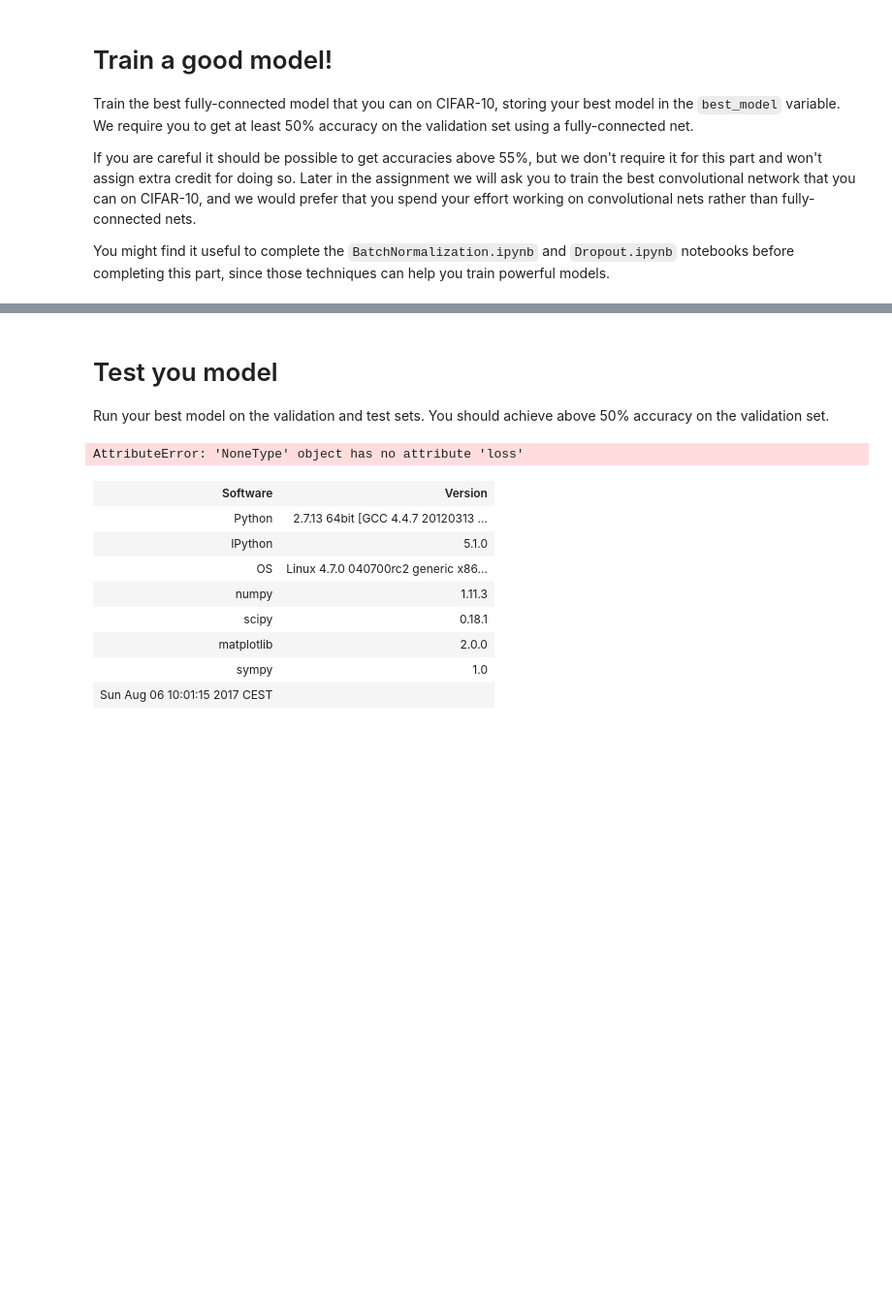
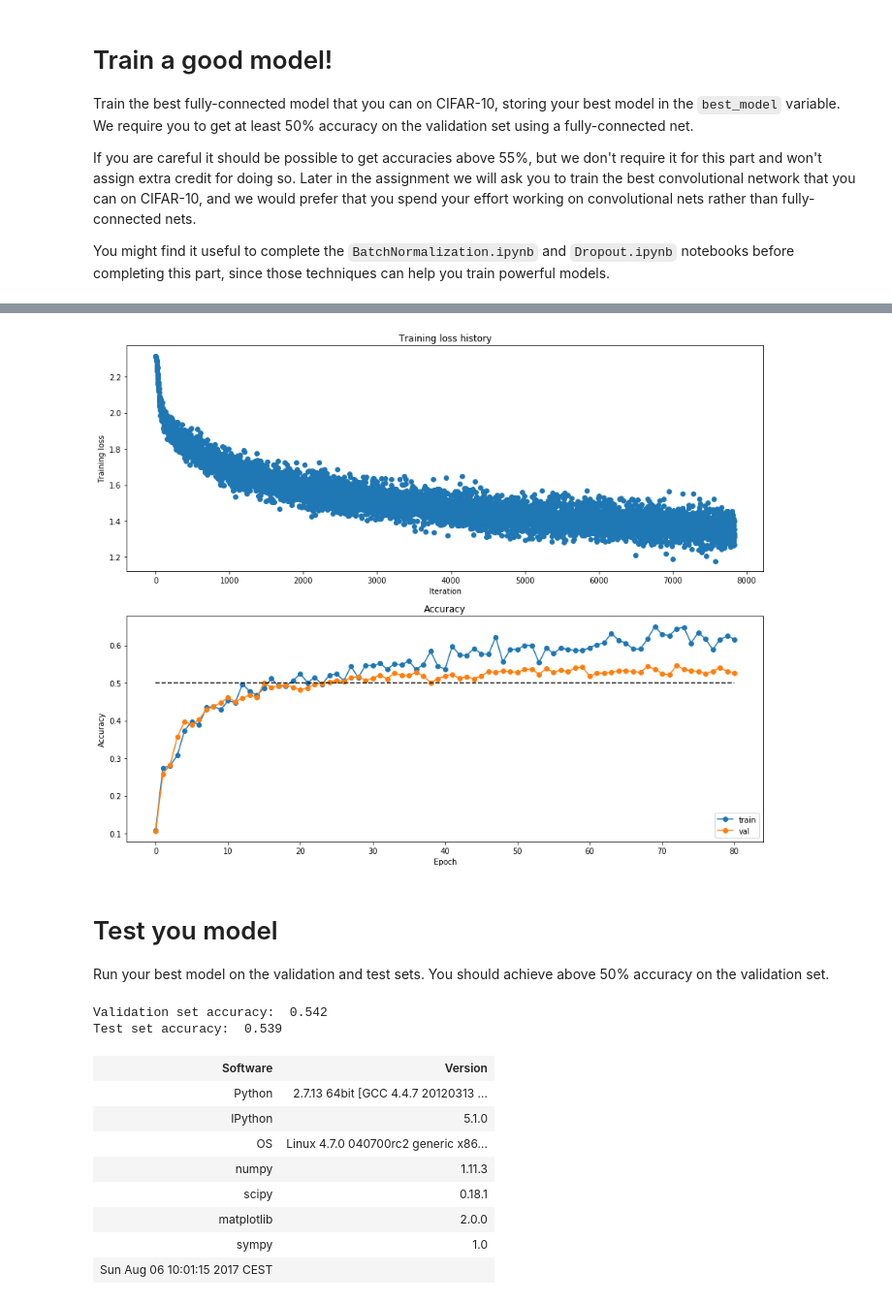
Before and after one commit to maolingao/cs231n, a Jupyter notebook: assignment2/FullyConnectedNets.ipynb, the cells around one changed output, grey strips where cells are left out. Shown at 97% size. Drawn from its saved outputs; the diff is of its cells as text; code cells hidden in the pictures; blank space fills up the shorter version.

Commit message:
training a deep FC model achieving >50% val_acc in CIFAR10 in ~30epochs.

```diff
--- a/assignment2/FullyConnectedNets.ipynb
+++ b/assignment2/FullyConnectedNets.ipynb
@@ -822,0 +812,46 @@ pass
+# %%
+best_model = None
+################################################################################
+# TODO: Train the best FullyConnectedNet that you can on CIFAR-10. You might   #
+# batch normalization and dropout useful. Store your best model in the         #
+# best_model variable.                                                         #
+################################################################################
+hidden_dims = [200, 100, 200, 100, 200, 100, 200]
+weight_scale = 1e-2
+dropout = 0.5
+reg = 0.0
+# a model with large capacity, not the best FC model
+best_model = FullyConnectedNet(hidden_dims, input_dim=3*32*32, num_classes=10,
+                               dropout=dropout, use_batchnorm=True, reg=reg,
+                               weight_scale=weight_scale, dtype=np.float64, seed=None)
+
+solver = Solver(best_model, data,
+                  num_epochs=80, batch_size=500,
+                  update_rule='adam',
+                  optim_config={
+                    'learning_rate': 1e-3,
+                  },
+                  verbose=True, print_every=200)
+solver.train()
+################################################################################
+#                              END OF YOUR CODE                                #
+################################################################################
+
+# Run this cell to visualize training loss and train / val accuracy
+plt.subplot(2, 1, 1)
+plt.plot(solver.loss_history, 'o')
+plt.title('Training loss history')
+plt.xlabel('Iteration')
+plt.ylabel('Training loss')
+
+plt.subplot(2, 1, 2)
+plt.title('Accuracy')
+plt.plot(solver.train_acc_history, '-o', label='train')
+plt.plot(solver.val_acc_history, '-o', label='val')
+plt.plot([0.5] * len(solver.val_acc_history), 'k--')
+plt.xlabel('Epoch')
+plt.ylabel('Accuracy')
+plt.legend(loc='lower right')
+plt.gcf().set_size_inches(15, 12)
+plt.show()
+# %% [output]
@@ -823,13 +875,20 @@ pass
+[figure, added]
 # %% [markdown]
 # Test you model
 Run your best model on the validation and test sets. You should achieve above 50% accuracy on the validation set.
 # %%
+X_test = data['X_test']
+X_val  = data['X_val']
+y_val  = data['y_val']
+y_test = data['y_test']
+
 y_test_pred = np.argmax(best_model.loss(X_test), axis=1)
 y_val_pred = np.argmax(best_model.loss(X_val), axis=1)
 print 'Validation set accuracy: ', (y_val_pred == y_val).mean()
 print 'Test set accuracy: ', (y_test_pred == y_test).mean()
 # %% [output]
-AttributeError: 'NoneType' object has no attribute 'loss'
+Validation set accuracy:  0.542
+Test set accuracy:  0.539
 # %%
 %load_ext version_information
 
```
Also changed, not shown: parts of 2 cells of this notebook, 1 other file.
